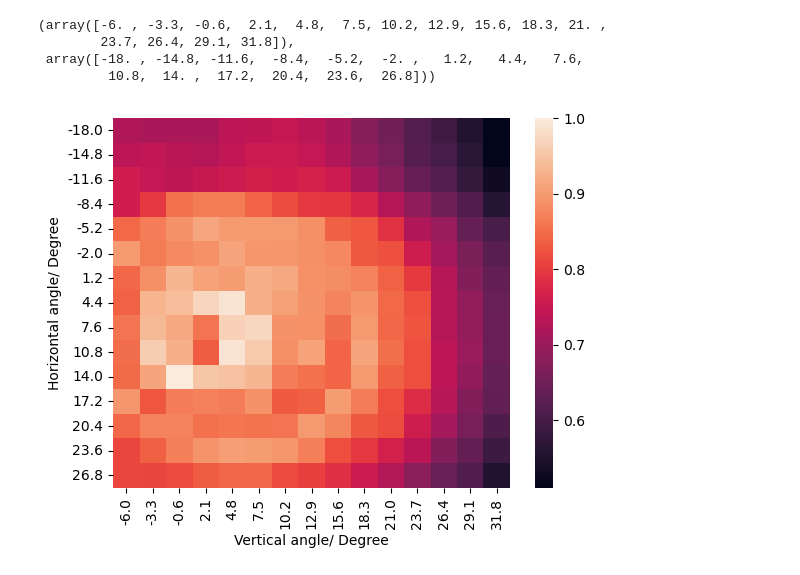
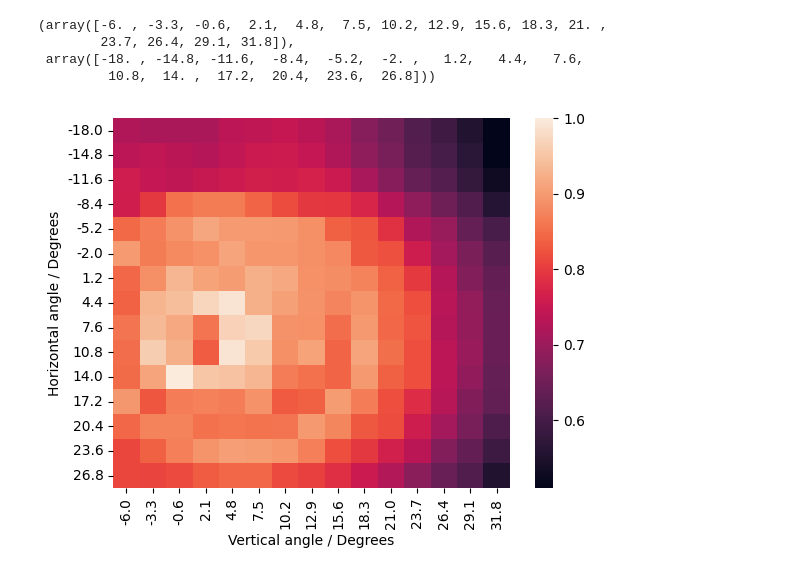
Before and after one commit to th3odor/TP_lab, a Jupyter notebook: reports/V_SciFi/aw.ipynb, the cells around one changed output. Saved outputs shown, nothing was run; the diff lists cells and outputs as text; code cells hidden in the pictures.

```diff
--- a/reports/V_SciFi/aw.ipynb
+++ b/reports/V_SciFi/aw.ipynb
@@ -64,10 +64,10 @@ for (i,h) in enumerate(np.linspace(-18,26.8,15)):
 rad = (radialC - radialDC)/np.max((radialC - radialDC))
 # %%
 sns.heatmap(rad, yticklabels=np.linspace(-18,26.8,15).round(1), xticklabels=np.linspace(-6,31.8,15).round(1))
-plt.xlabel('Vertical angle/ Degree')
-plt.ylabel('Horizontal angle/ Degree');
+plt.xlabel('Vertical angle / Degrees')
+plt.ylabel('Horizontal angle / Degrees');
 # %% [output]
-[figure, old version]
+[figure, new version]
 # %%
 sim[0].head()
 # %% [output]
```
Also changed, not shown: parts of 5 cells of this notebook.
